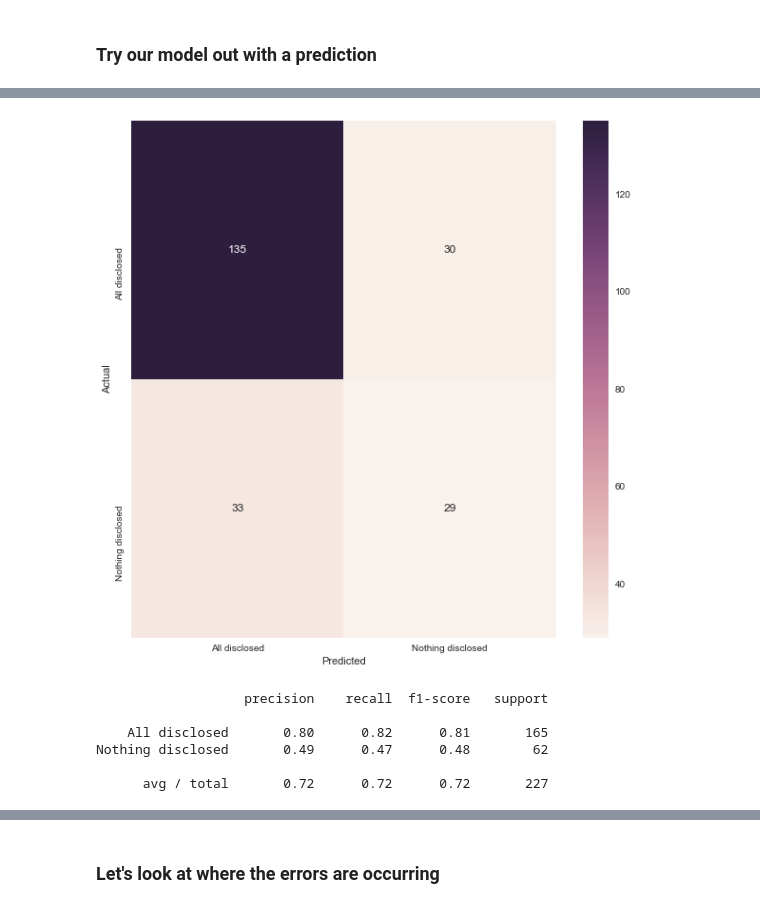
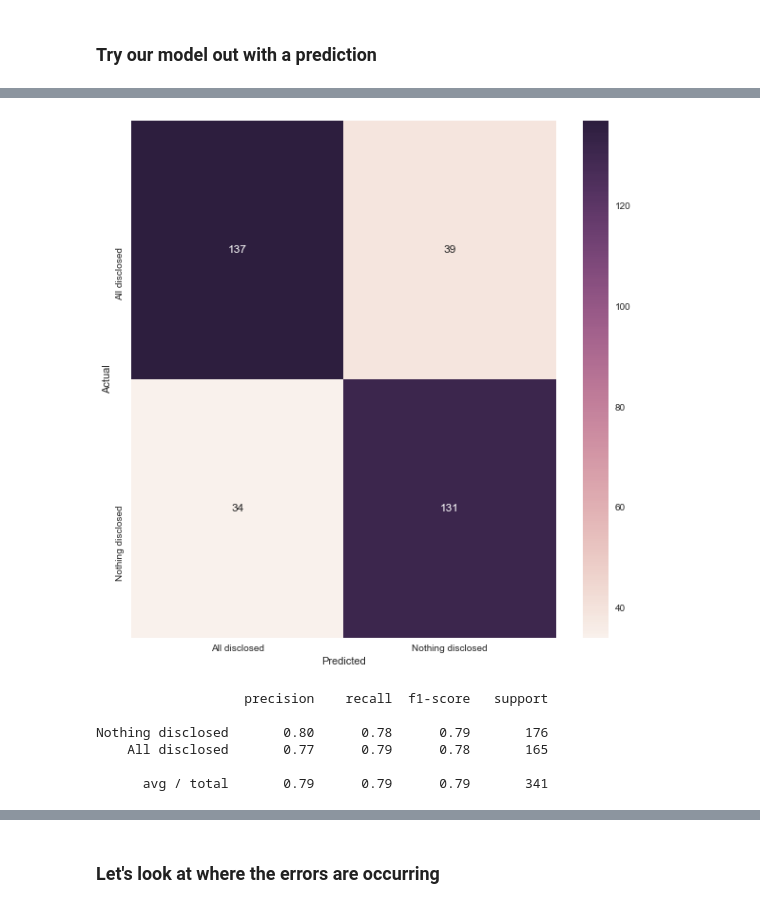
Before and after one commit to scjones5/foi-kw, a Jupyter notebook: Scott_FOI.ipynb, the cells around one changed output, grey strips where cells are left out. Saved outputs shown, nothing was run; the diff lists cells and outputs as text; code cells hidden in the pictures.

```diff
--- a/Scott_FOI.ipynb
+++ b/Scott_FOI.ipynb
@@ -284,0 +287,9 @@ plt.show()
+# %%
+from sklearn.utils import resample
+
+train_majority = all_df_noWith[all_df_noWith['Decision']=="All disclosed"]
+train_minority = all_df_noWith[all_df_noWith['Decision']=="Nothing disclosed"]
+
+train_minority_upsampled = resample(train_minority, replace=True, n_samples=len(train_majority), random_state=123)
+allDf_upsampled = pd.concat([train_minority_upsampled, train_majority])
+allDf_upsampled['Decision'].value_counts()
@@ -288,7 +305,7 @@ from sklearn.feature_extraction.text import TfidfVectorizer
 tfidf = TfidfVectorizer(sublinear_tf=True, min_df=5, norm='l2',
                        encoding='latin-1', ngram_range=(1,2), stop_words='english')
 
-features = tfidf.fit_transform(all_df_noWith.Request_summary).toarray()
-labels = all_df_noWith.category_id
+features = tfidf.fit_transform(allDf_upsampled.Request_summary).toarray()
+labels = allDf_upsampled.category_id
 features.shape
 # %% [output]
@@ -450,30 +467,30 @@ Nothing disclosed       0.72      0.29      0.41        62
 # %%
-model = LogisticRegression(random_state=0, class_weight='balanced')
+model = LogisticRegression(random_state=0)#, class_weight='balanced')
 
 X_train, X_test, y_train, y_test, indices_train, indices_test = train_test_split(features,
-                                                        labels, all_df_noWith.index, test_size=0.33, random_state=0)
+                                                        labels, allDf_upsampled.index, test_size=0.33, random_state=0)
 model.fit(X_train, y_train)
 y_pred = model.predict(X_test)
 
 from sklearn.metrics import confusion_matrix
 
 conf_mat = confusion_matrix(y_test, y_pred)
 fig, ax = plt.subplots(figsize=(10,10))
 sns.heatmap(conf_mat, annot=True, fmt='d',
            xticklabels=category_id_df.Decision.values,
            yticklabels=category_id_df.Decision.values)
 plt.ylabel('Actual')
 plt.xlabel('Predicted')
 plt.show()
 
 from sklearn import metrics
 print(metrics.classification_report(y_test, y_pred,
-                                   target_names=all_df_noWith['Decision'].unique()))
+                                   target_names=allDf_upsampled['Decision'].unique()))
 # %% [output]
-[figure, old version]
+[figure, new version]
                    precision    recall  f1-score   support
 
-    All disclosed       0.80      0.82      0.81       165
-Nothing disclosed       0.49      0.47      0.48        62
+Nothing disclosed       0.80      0.78      0.79       176
+    All disclosed       0.77      0.79      0.78       165
 
-      avg / total       0.72      0.72      0.72       227
+      avg / total       0.79      0.79      0.79       341
```
Also changed, not shown: parts of 15 cells of this notebook.
